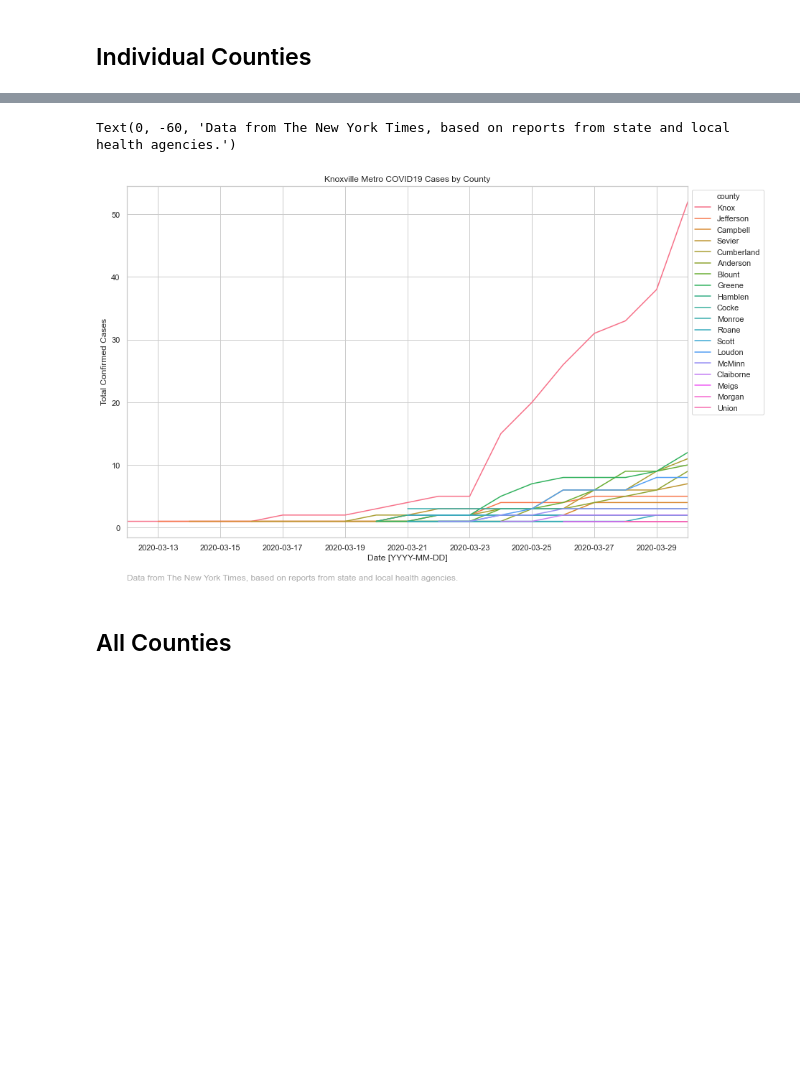
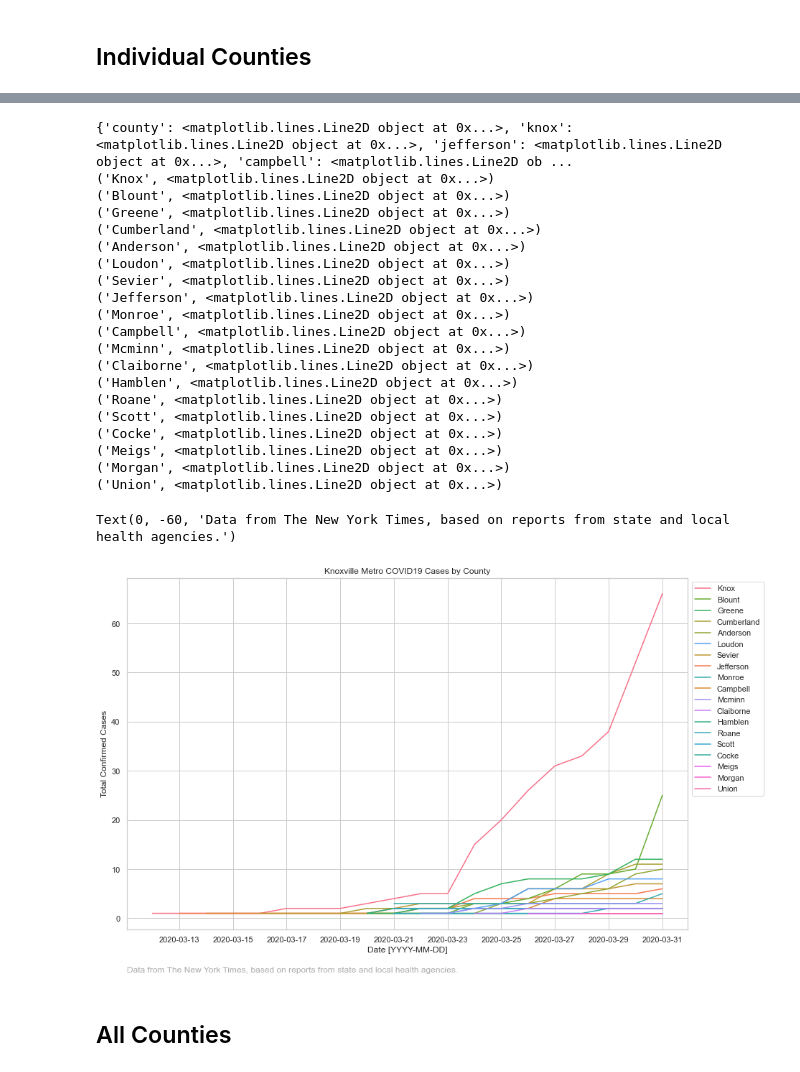
Before and after one commit to kcavagnolo/knx-covid, a Jupyter notebook: analysis/knx_metro_covid.ipynb, the cells around one changed output, grey strips where cells are left out. Saved outputs shown, nothing was run; the diff lists cells and outputs as text; code cells hidden in the pictures; blank space fills up the shorter version.

```diff
--- a/analysis/knx_metro_covid.ipynb
+++ b/analysis/knx_metro_covid.ipynb
@@ -99,3 +99,6 @@ knx_df.head()
 # County Time Series
 # %% [markdown]
 ## Individual Counties
+# %%
+latest = knx_df[knx_df['date'] == knx_df['date'].max()].sort_values(by=['cases'], ascending=False)['county']
+latest = [x.lower() for x in latest.unique()]
@@ -102,29 +125,53 @@ knx_df.head()
 # %%
 # plot cases per county per day
 plt.figure(figsize=(14, 9))
 fig = sns.lineplot(x='date',
                    y='cases',
                    hue='county',
                    markers=True,
                    dashes=False,
                    data=knx_df)
-plt.legend(bbox_to_anchor=(1, 1), loc=2)
+handles, labels = fig.get_legend_handles_labels()
+legend_entries = {}
+for lh in zip(labels, handles):
+    legend_entries[lh[0].lower()] = lh[1]
+labels = []
+handles = []
+for c in latest:
+    labels.append(c.capitalize())
+    handles.append(legend_entries[c])
+plt.legend(handles, labels, bbox_to_anchor=(1, 1), loc=2)
 plt.xlabel('Date [YYYY-MM-DD]')
 plt.ylabel('Total Confirmed Cases')
 plt.title('Knoxville Metro COVID19 Cases by County')
-xmin = min(knx_df['date'])
-xmax = max(knx_df['date'])
-ymin = min(knx_df['cases'])
-ymax = max(knx_df['cases'])
-fig.set_xlim([xmin, xmax])
 attribution = 'Data from The New York Times, based on reports from state and local health agencies.'
 plt.annotate(attribution, (0, 0), (0, -60),
              xycoords='axes fraction',
              textcoords='offset points',
              fontsize=12, color='#000000', alpha=0.33)
 # %% [output]
-Text(0, -60, 'Data from The New York Times, based on reports from state and local health agencies.')
+{'county': <matplotlib.lines.Line2D object at 0x...>, 'knox': <matplotlib.lines.Line2D object at 0x...>, 'jefferson': <matplotlib.lines.Line2D object at 0x...>, 'campbell': <matplotlib.lines.Line2D ob ...
+('Knox', <matplotlib.lines.Line2D object at 0x...>)
+('Blount', <matplotlib.lines.Line2D object at 0x...>)
+('Greene', <matplotlib.lines.Line2D object at 0x...>)
+('Cumberland', <matplotlib.lines.Line2D object at 0x...>)
+('Anderson', <matplotlib.lines.Line2D object at 0x...>)
+('Loudon', <matplotlib.lines.Line2D object at 0x...>)
+('Sevier', <matplotlib.lines.Line2D object at 0x...>)
+('Jefferson', <matplotlib.lines.Line2D object at 0x...>)
+('Monroe', <matplotlib.lines.Line2D object at 0x...>)
+('Campbell', <matplotlib.lines.Line2D object at 0x...>)
+('Mcminn', <matplotlib.lines.Line2D object at 0x...>)
+('Claiborne', <matplotlib.lines.Line2D object at 0x...>)
+('Hamblen', <matplotlib.lines.Line2D object at 0x...>)
+('Roane', <matplotlib.lines.Line2D object at 0x...>)
+('Scott', <matplotlib.lines.Line2D object at 0x...>)
+('Cocke', <matplotlib.lines.Line2D object at 0x...>)
+('Meigs', <matplotlib.lines.Line2D object at 0x...>)
+('Morgan', <matplotlib.lines.Line2D object at 0x...>)
+('Union', <matplotlib.lines.Line2D object at 0x...>)
+Text(0, -60, 'Data from The New York Times, based on reports from state and local health agencies.')
-[figure, old version]
+[figure, new version]
 # %% [markdown]
 ## All Counties
 # %%
```
Also changed, not shown: parts of 1 cell of this notebook, 7 other files.
